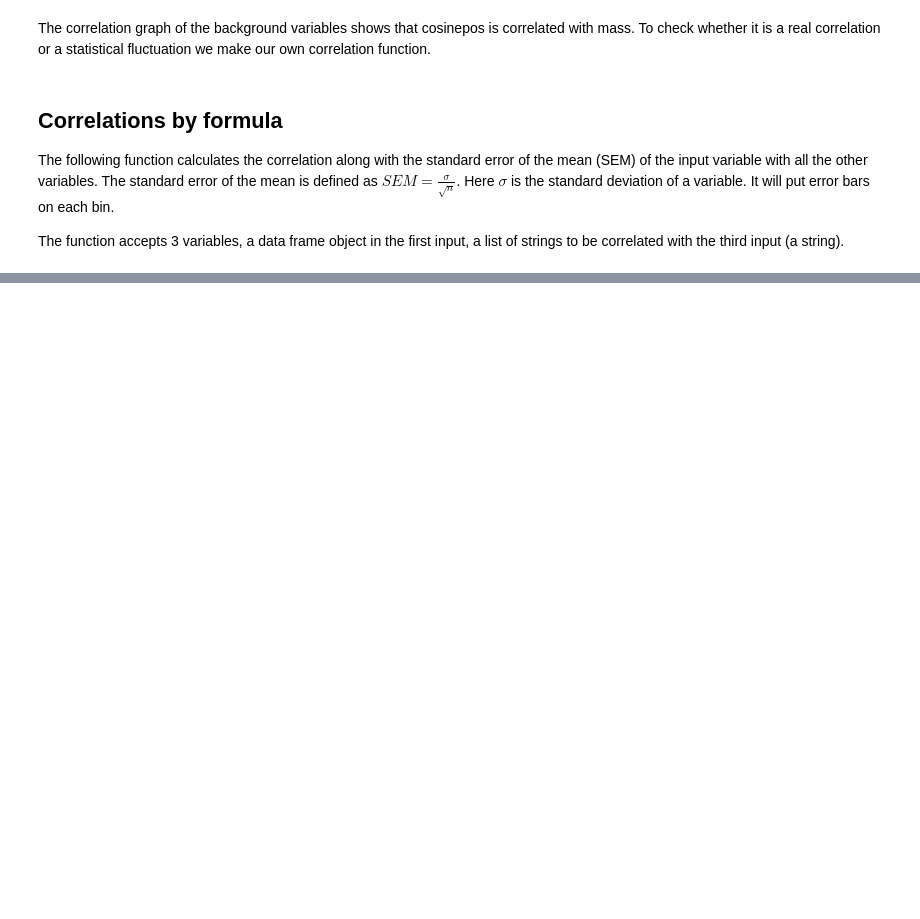
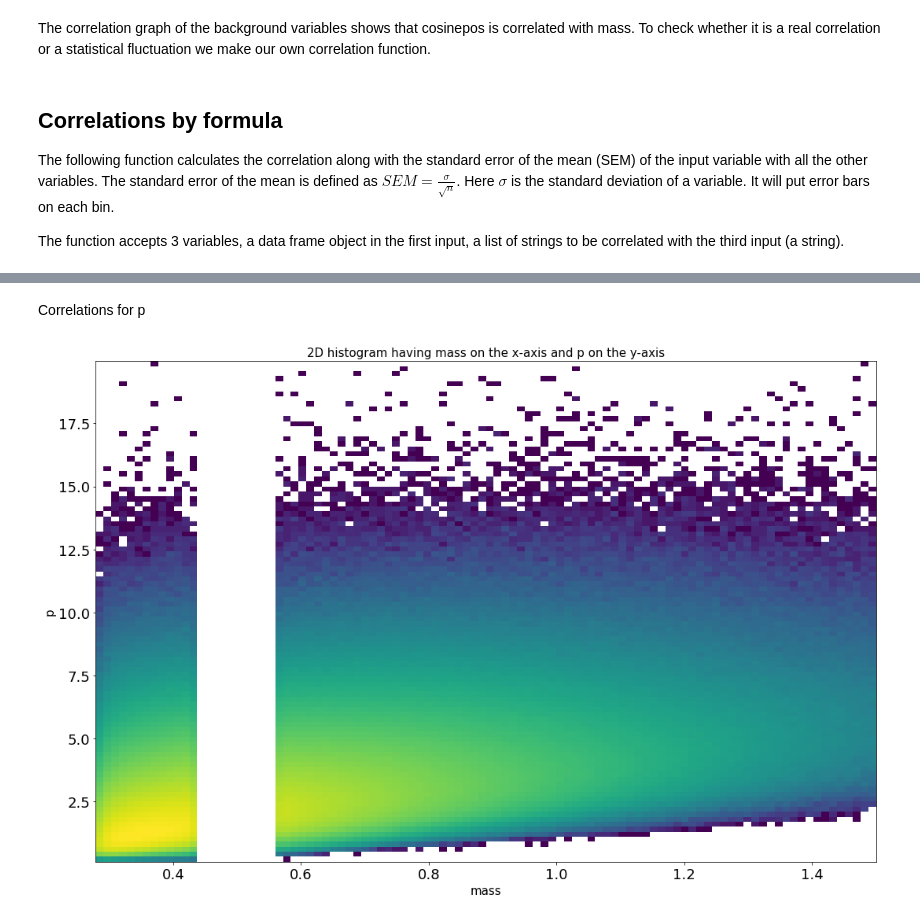
Before and after one commit to julnow/cbm21, a Jupyter notebook: ml/kaon_correlations.ipynb, the cells around one changed output, grey strips where cells are left out. Drawn from its saved outputs; the diff is of its cells as text; code cells hidden in the pictures; blank space fills up the shorter version.

```diff
--- a/ml/kaon_correlations.ipynb
+++ b/ml/kaon_correlations.ipynb
@@ -82,18 +67,20 @@ The following lines of code converts the root files into a pandas dataframe obje
 # %%
 # We import three root files into our jupyter notebook
-signal = pd.DataFrame(data=uproot.open(signalFileName).arrays(library='np'))
+#sign - before cleaning but after 5sigma seletion, signal - cleaned
+#so that we dont have to reimport everything with each change
+sign = tree_importer.tree_importer(signalFileName,'PlainTree',7)
 
 # We only select lambda candidates in the 5 sigma region around the kaon mass peak
 #we preserve the cleaned dataframe with a changed name
-sign = signal[(signal['Candidates_generation']==1) & (signal['Candidates_mass']>lower5SigmaCutSign) & (signal['Candidates_mass']<upper5SigmaCutSign)]
+sign = sign[(sign['Candidates_generation']==1) & (sign['Candidates_mass']>lower5SigmaCutSign) & (sign['Candidates_mass']<upper5SigmaCutSign)]
 
 # Similarly for the background, we select background candidates which are not in the 5 sigma region of the kaon peak
-background = pd.DataFrame(data=uproot.open(backgroundFileName).arrays(library='np'))
+bckgr = tree_importer.tree_importer(backgroundFileName,'PlainTree',7)
 #we preserve the cleaned dataframe with a changed name
-bckgr = background[(background['Candidates_generation'] < 1)
-                & ((background['Candidates_mass'] > lower5SigmaCutBckgr)
-                & (background['Candidates_mass'] < lower5SigmaCutSign) | (background['Candidates_mass']>upper5SigmaCutSign)
-                   & (background['Candidates_mass'] < upper5SigmaCutBckgr))]
+bckgr = bckgr[(bckgr['Candidates_generation'] < 1)
+                & ((bckgr['Candidates_mass'] > lower5SigmaCutBckgr)
+                & (bckgr['Candidates_mass'] < lower5SigmaCutSign) | (bckgr['Candidates_mass']>upper5SigmaCutSign)
+                   & (bckgr['Candidates_mass'] < upper5SigmaCutBckgr))]
 
 #Also call the garbage collector of python to collect unused items to free memory
 gc.collect()
@@ -229,0 +460,20 @@ fig.savefig("Correlation of all variables with mass along with SEM.png")
+# %%
+if not os.path.exists(directory+'2dcorrelations'):
+    os.makedirs(directory+'2dcorrelations')
+def two_D_hist(var_xaxis, var_yaxis):
+    import matplotlib as mpl
+    fig, axs = plt.subplots(figsize=(15, 10))
+    plt.hist2d(var_xaxis,var_yaxis, bins=100, norm=mpl.colors.LogNorm())
+    plt.xlabel(var_xaxis.name, fontsize=15)
+    plt.ylabel(var_yaxis.name, fontsize=15)
+    title="2D histogram having "+var_xaxis.name +" on the x-axis and "+var_yaxis.name+" on the y-axis"
+    plt.title(title, fontsize=15)
+    axs.tick_params(labelsize=18)
+    fig.tight_layout()
+    fig.savefig(directory+'2dcorrelations/'+var_yaxis.name+'.pdf')
+# %% [markdown]
+Correlations for p
+# %%
+two_D_hist(background['mass'], background['p'])
+# %% [output]
+[figure, added]
```
Also changed, not shown: parts of 36 cells of this notebook, 36 other files.
